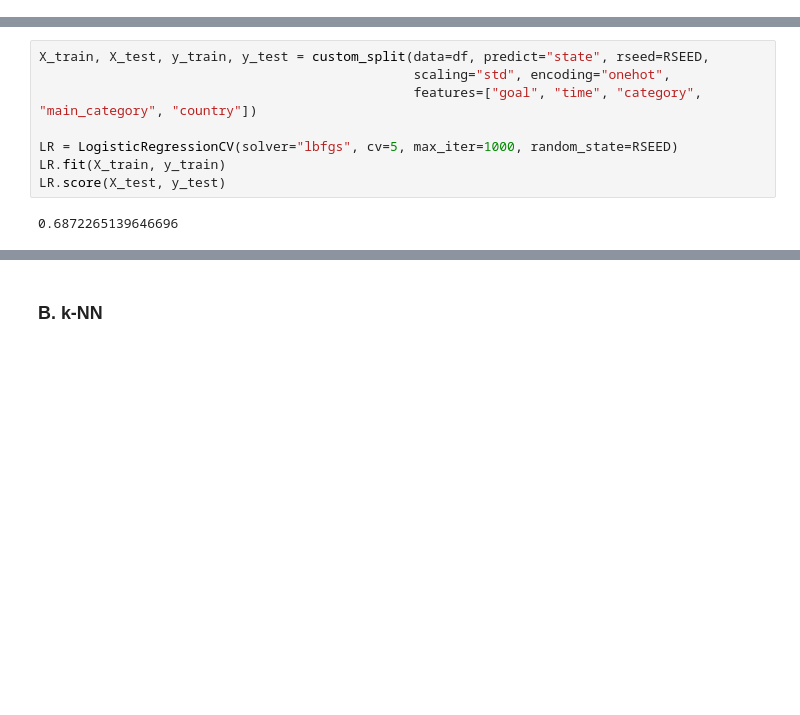
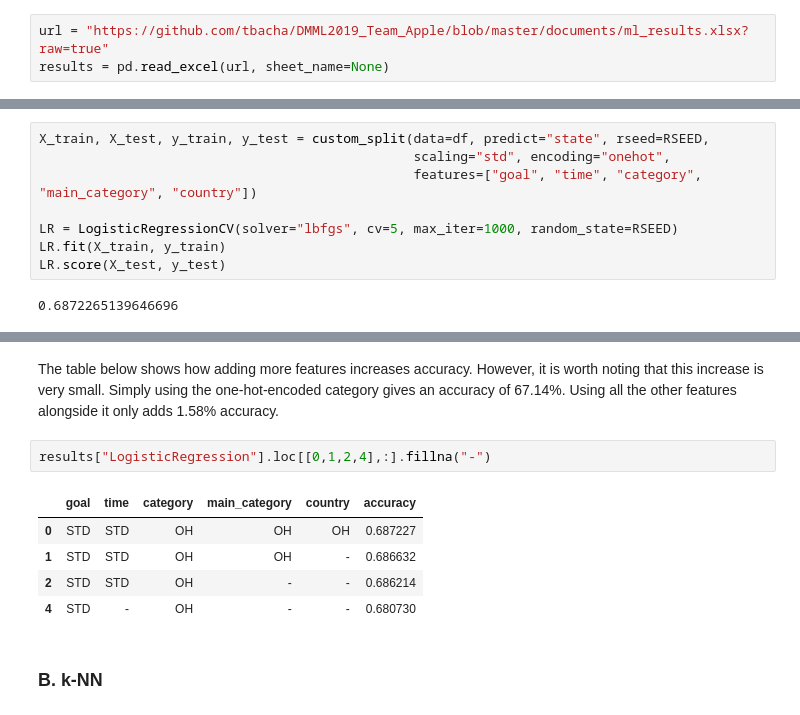
Before and after one commit to tbacha/DMML2019_Team_Apple, a Jupyter notebook: code/Kickstarter_notebook_Team_Apple_ML.ipynb, the cells around one changed output, grey strips where cells are left out. Drawn from its saved outputs; the diff is of its cells as text; blank space fills up the shorter version.

Commit message:
fixed error in custom split and did most of logistic regression analysis

```diff
--- a/code/Kickstarter_notebook_Team_Apple_ML.ipynb
+++ b/code/Kickstarter_notebook_Team_Apple_ML.ipynb
@@ -57,3 +57,6 @@ All the main test results were recorded in the `ml_results.xlsx` file.
+# %%
+url = "https://github.com/tbacha/DMML2019_Team_Apple/blob/master/documents/ml_results.xlsx?raw=true"
+results = pd.read_excel(url, sheet_name=None)
 # %% [markdown]
 ## 2. Setting things up<a name="imports"></a>
 # %% [markdown]
@@ -153,3 +126,13 @@ LR.score(X_test, y_test)
+# %% [markdown]
+The table below shows how adding more features increases accuracy. However, it is worth noting that this increase is very small. Simply using the one-hot-encoded category gives an accuracy of 67.14%. Using all the other features alongside it only adds 1.58% accuracy.
+# %%
+results["LogisticRegression"].loc[[0,1,2,4],:].fillna("-")
+# %% [output]
+|  | goal | time | category | main_category | country | accuracy |
+| 0 | STD | STD | OH | OH | OH | 0.687227 |
+| 1 | STD | STD | OH | OH | - | 0.686632 |
+| 2 | STD | STD | OH | - | - | 0.686214 |
+| 4 | STD | - | OH | - | - | 0.680730 |
 # %% [markdown]
 ### B. k-NN<a name="knn"></a>
 # %% [markdown]
```
Also changed, not shown: parts of 13 cells of this notebook, 1 other file.
